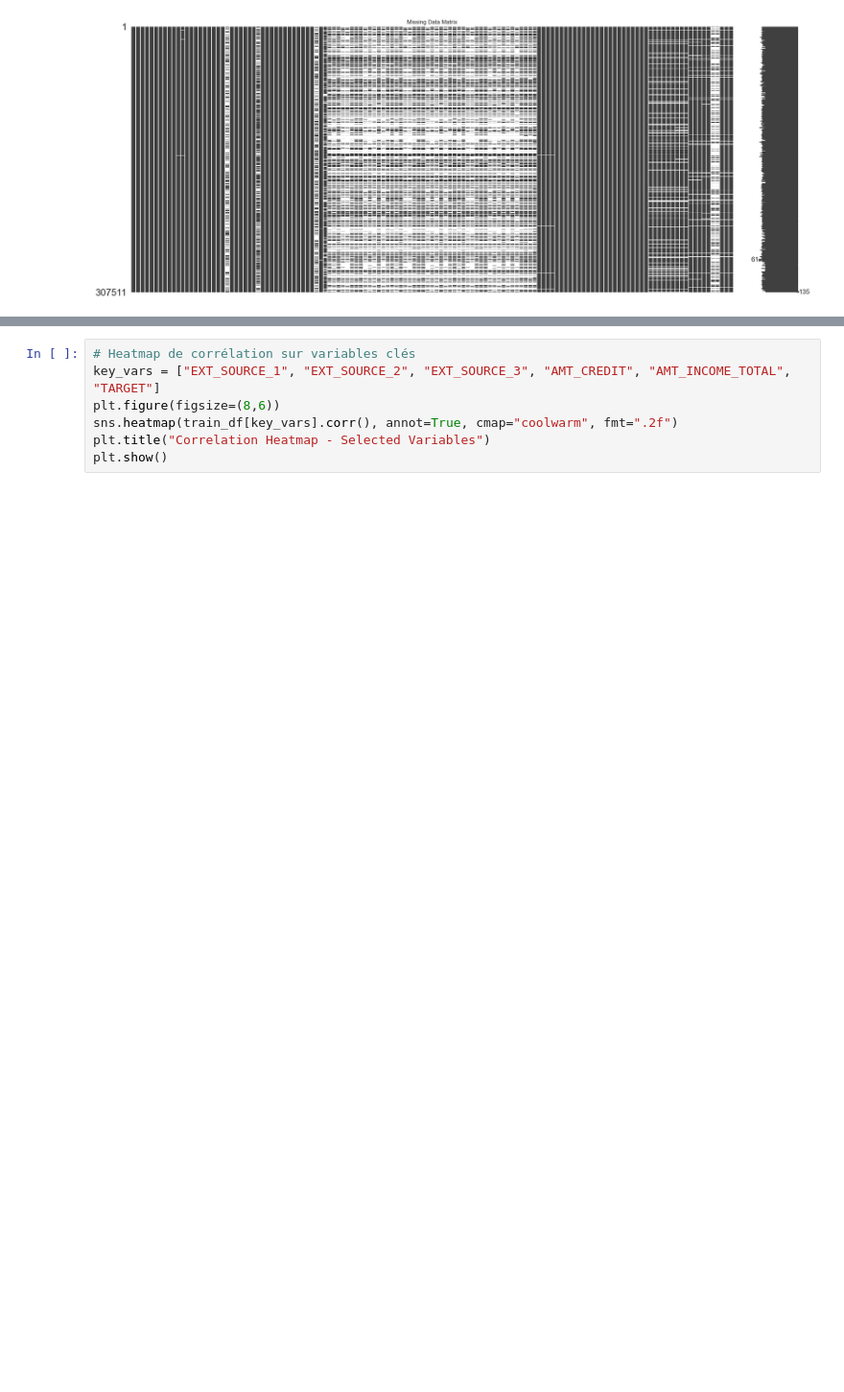
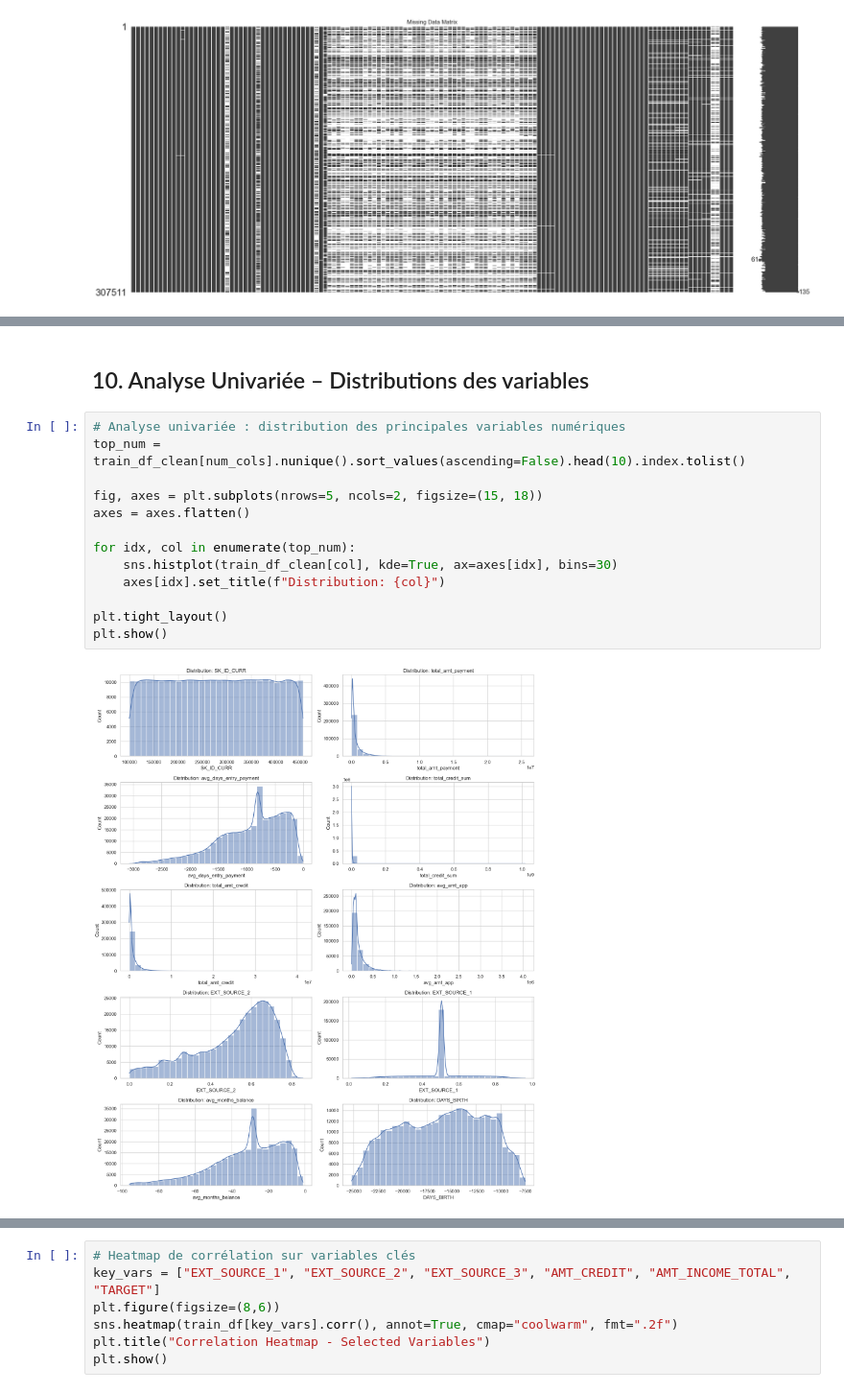
Before and after one commit to Elmboup/mlops-home-credit, a Jupyter notebook: home-credit-default-risk/notebooks/scoring_01_exploration.ipynb, the cells around one changed output, grey strips where cells are left out. Shown at 96% size. Drawn from its saved outputs; the diff is of its cells as text; blank space fills up the shorter version.

```diff
--- a/home-credit-default-risk/notebooks/scoring_01_exploration.ipynb
+++ b/home-credit-default-risk/notebooks/scoring_01_exploration.ipynb
@@ -159,0 +183,17 @@ plt.show()
+# %% [markdown]
+## 10. Analyse Univariée – Distributions des variables
+# %%
+# Analyse univariée : distribution des principales variables numériques
+top_num = train_df_clean[num_cols].nunique().sort_values(ascending=False).head(10).index.tolist()
+
+fig, axes = plt.subplots(nrows=5, ncols=2, figsize=(15, 18))
+axes = axes.flatten()
+
+for idx, col in enumerate(top_num):
+    sns.histplot(train_df_clean[col], kde=True, ax=axes[idx], bins=30)
+    axes[idx].set_title(f"Distribution: {col}")
+
+plt.tight_layout()
+plt.show()
+# %% [output]
+[figure, added]
```
Also changed, not shown: parts of 43 cells of this notebook, 2 other files.
